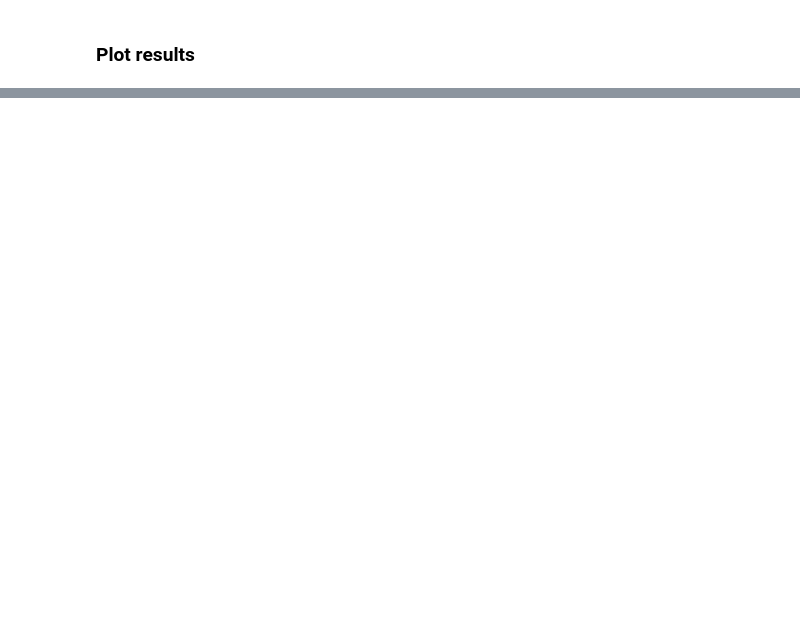
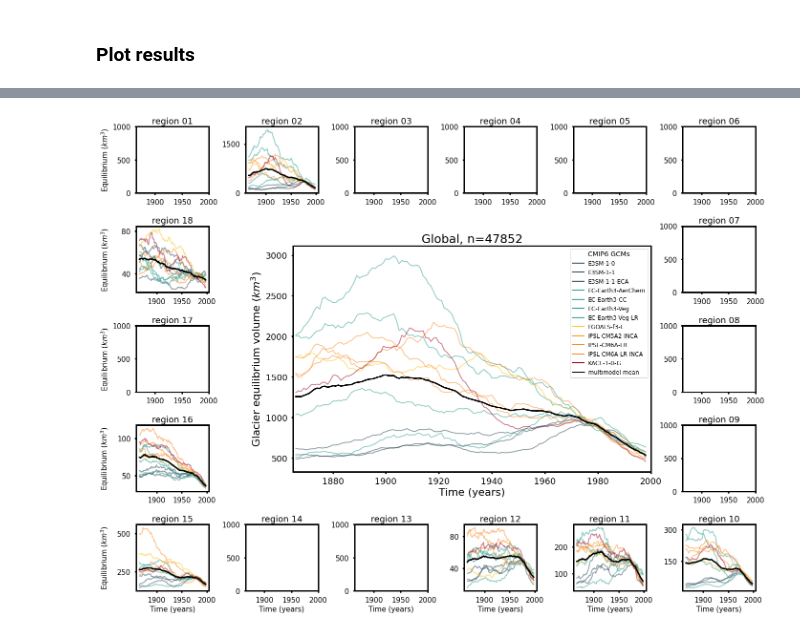
Before and after one commit to juliaeis/OGGM_equilibrium_runs, a Jupyter notebook: merge_output.ipynb, the cells around one changed output, grey strips where cells are left out. Saved outputs shown, nothing was run; the diff lists cells and outputs as text; code cells hidden in the pictures; blank space fills up the shorter version.

Commit message:
global plot

```diff
--- a/merge_output.ipynb
+++ b/merge_output.ipynb
@@ -104,17 +107,0 @@ gcm_cmap=[colors.to_rgb('#'+c) for c in ["264653","264653","264653","2a9d8f","2a
-# %%
-fig,ax = plt.subplots(figsize=(25,15))
-for i,gcm in enumerate(all_ds.gcm):
-    if gcm!='E3SM-1-0':
-        all_ds.equilibrium.sel(gcm=gcm).sum(dim='rgi_id').plot.line(ax=ax,c=gcm_cmap[i],label=gcm.values,alpha=0.5)
-    else:
-        all_ds.equilibrium.sel(gcm=gcm,year=range(1866,1985)).sum(dim='rgi_id').plot.line(ax=ax,c=gcm_cmap[i],label=gcm.values,alpha=0.5)
-    #calculate mean
-    all_ds.equilibrium.sel(year=range(1866,1985)).sum(dim='rgi_id').mean(dim='gcm').plot(color='k')
-    all_ds.equilibrium.drop_sel(gcm='E3SM-1-0').sel(year=range(1984,1999)).sum(dim='rgi_id').mean(dim='gcm').plot(color='k')
-
-plt.title('RGI regions:02, 10, 11, 12, 15, 16 & 18'+', n='+str(len(all_ds.rgi_id)))
-plt.xlabel('Time (years)')
-plt.ylabel(r'Glacier equilibrium volume ($km^3$)')
-
-plt.legend(title='CMIP6 GCMs')
-plt.grid();
@@ -126,0 +108,62 @@ all_ds.equilibrium.sum(dim='rgi_id').plot.line(hue='gcm');
+# %%
+from matplotlib.ticker import MaxNLocator
+fig = plt.figure(figsize=(20,15))
+grid = plt.GridSpec(5,6, hspace=0.5, wspace=0.5,left=0.05,right=0.95,top=0.95,bottom=0.05)
+grid2 = plt.GridSpec(20,24, hspace=1, wspace=0.5,left=0.05,right=0.95,top=0.95,bottom=0.05)
+
+ax0 = fig.add_subplot(grid2[5:15,6:20])
+ax0.set_prop_cycle(custom_cycler)
+all_ds.equilibrium.drop_sel(gcm='E3SM-1-0').sum(dim='rgi_id').plot.line(hue='gcm',label=gcm.values,alpha=0.5,ax=ax0,lw=2);
+all_ds.equilibrium.sel(gcm='E3SM-1-0',year=range(1866,1985)).sum(dim='rgi_id').plot.line(label='E3SM-1-0',alpha=0.5,ax=ax0,lw=2);
+
+#calculate mean
+all_ds.equilibrium.sel(year=range(1866,1985)).sum(dim='rgi_id').mean(dim='gcm').plot(color='k',ax=ax0)
+all_ds.equilibrium.drop_sel(gcm='E3SM-1-0').sel(year=range(1984,1999)).sum(dim='rgi_id').mean(dim='gcm').plot(color='k',ax=ax0)
+
+ax0.set_xlim(1865,2000)
+ax0.set_ylabel(r'Glacier equilibrium volume ($km^3$)',size=22)
+ax0.set_xlabel('Time (years)',size=22)
+ax0.set_title('Global, n='+ str(len(all_ds.rgi_id)),size=25)
+ax0.tick_params(axis='both', which='major', labelsize=18)
+
+for i,grid_index in enumerate([0,1,2,3,4,5,11,17,23,29,28,27,26,25,24,18,12,6]):
+    reg = str(i+1).zfill(2)
+    ax = fig.add_subplot(grid[grid_index])
+    sub = all_ds.where(all_ds.rgi_id.str.startswith('RGI60-'+reg),drop=True)
+    if len(sub.rgi_id)>0:
+        ax.set_prop_cycle(custom_cycler)
+        sub.equilibrium.drop_sel(gcm='E3SM-1-0').sum(dim='rgi_id').plot.line(hue='gcm',label=gcm.values,alpha=0.5,ax=ax,add_legend=False,lw=2);
+        sub.equilibrium.sel(gcm='E3SM-1-0',year=range(1866,1985)).sum(dim='rgi_id').plot.line(label=gcm.values,alpha=0.5,ax=ax,add_legend=False,lw=2);
+        #calculate mean
+        sub.equilibrium.sel(year=range(1866,1985)).sum(dim='rgi_id').mean(dim='gcm').plot(color='k',ax=ax)
+        sub.equilibrium.drop_sel(gcm='E3SM-1-0').sel(year=range(1984,1999)).sum(dim='rgi_id').mean(dim='gcm').plot(color='k',ax=ax)
+    else:
+        ax.set_xlim(1865,2000)
+        ax.set_ylim(0,1000)
+
+    ax.set_title('region '+reg,size=18)
+    ax.tick_params(axis='both', which='major', labelsize=15)
+    ax.yaxis.set_major_locator(MaxNLocator(2))
+    #ax.set_xticks([1900,2000])
+    if 8<i<15:
+        ax.set_xlabel('Time (years)',size=15)
+    else:
+        ax.set_xlabel('')
+    if i==0 or i>13:
+        pad=None
+        if reg=='18':
+            pad=23
+            print(reg,'2')
+        if reg=='16' or reg=='15':
+            pad=15
+            print(reg,'3')
+        ax.set_ylabel(r'Equilibrium ($km^3$)',size=15,labelpad=pad)
+    else:
+        ax.set_ylabel('')
+
+# legend
+custom_lines = [Line2D([0], [0], color=cmap(0), lw=2)]+[Line2D([0], [0], color=cmap(i), lw=2) for i,gcm in enumerate(all_ds.drop_sel(gcm='E3SM-1-0').gcm)]+[Line2D([0], [0], color='k', lw=3)]
+leg = ax0.legend(custom_lines, np.append(all_ds.gcm.values,'multimodel mean'),fontsize=12)
+leg.set_title('CMIP6 GCMs',prop={'size':14})
+plt.savefig(os.path.join('out','run_CMIP6','plots','global.png'),dpi=300)
+# %% [output]
@@ -126,0 +173 @@ all_ds.equilibrium.sum(dim='rgi_id').plot.line(hue='gcm');
+[figure, added]
```
Also changed, not shown: parts of 11 cells of this notebook.
